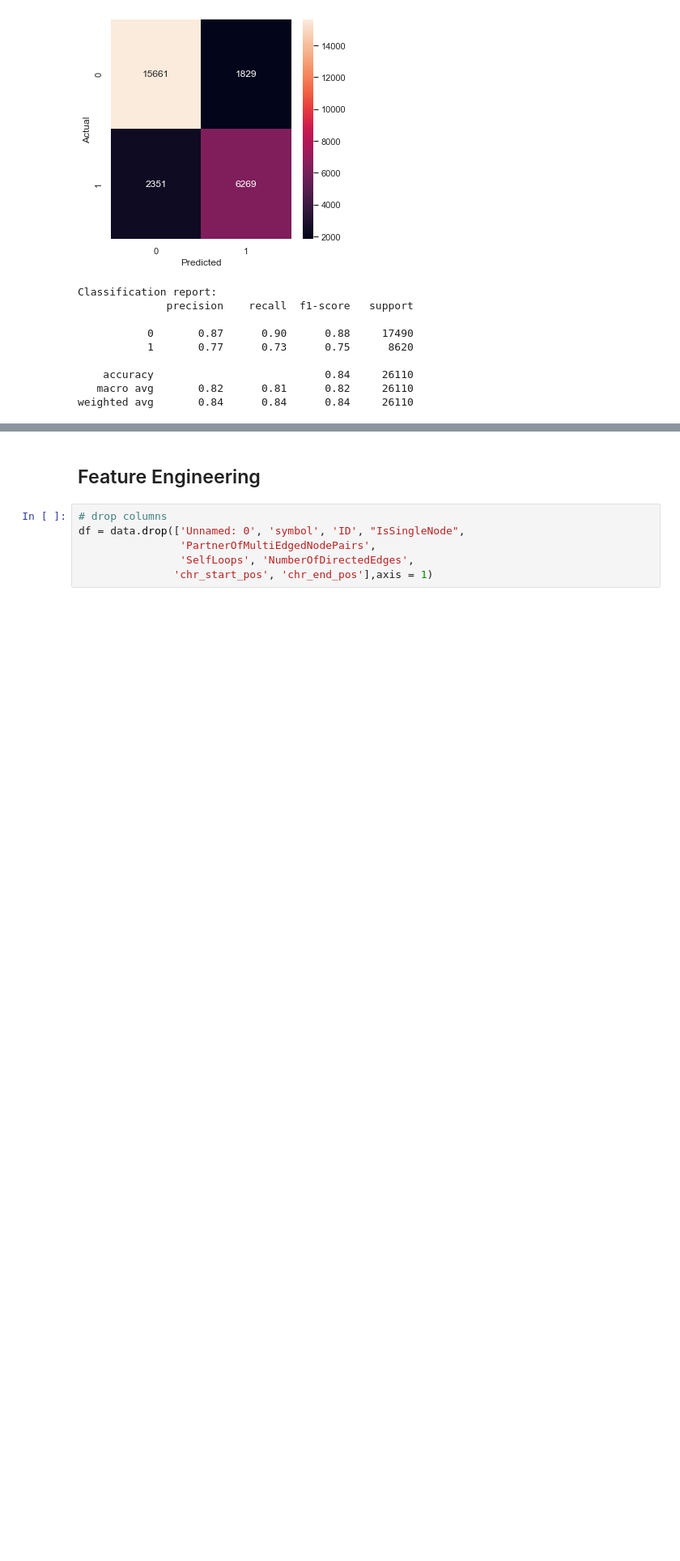
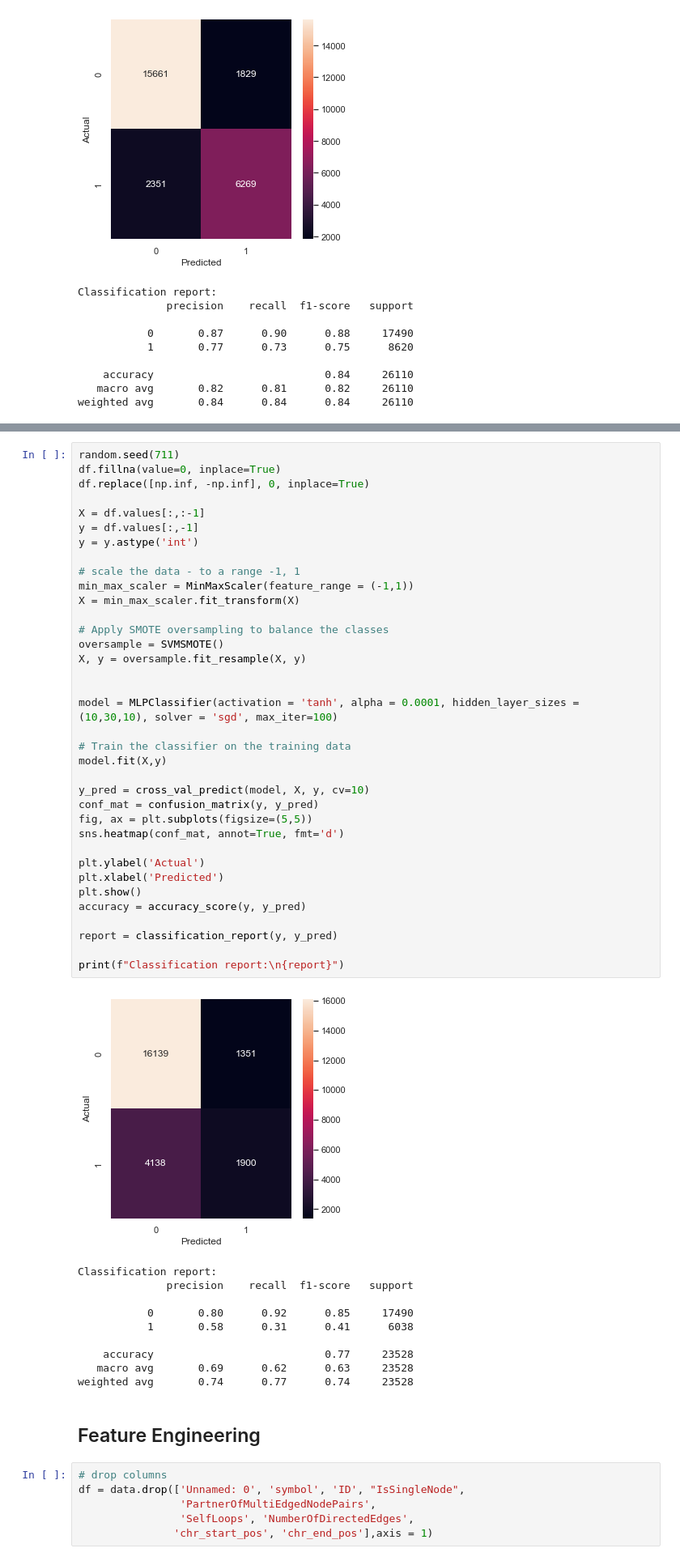
Before and after one commit to lynne104/csporjects, a Jupyter notebook: ML_project.ipynb, the cells around one changed output, grey strips where cells are left out. Shown: that part at 81% size. Drawn from its saved outputs; the diff is of its cells as text; blank space fills up the shorter version.

```diff
--- a/ML_project.ipynb
+++ b/ML_project.ipynb
@@ -434,3 +454,50 @@ weighted avg       0.84      0.84      0.84     26110
+# %%
+random.seed(711)
+df.fillna(value=0, inplace=True)
+df.replace([np.inf, -np.inf], 0, inplace=True)
+
+X = df.values[:,:-1]
+y = df.values[:,-1]
+y = y.astype('int')
+
+# scale the data - to a range -1, 1
+min_max_scaler = MinMaxScaler(feature_range = (-1,1))
+X = min_max_scaler.fit_transform(X)
+
+# Apply SMOTE oversampling to balance the classes
+oversample = SVMSMOTE()
+X, y = oversample.fit_resample(X, y)
+
+
+model = MLPClassifier(activation = 'tanh', alpha = 0.0001, hidden_layer_sizes = (10,30,10), solver = 'sgd', max_iter=100)
+
+# Train the classifier on the training data
+model.fit(X,y)
+
+y_pred = cross_val_predict(model, X, y, cv=10)
+conf_mat = confusion_matrix(y, y_pred)
+fig, ax = plt.subplots(figsize=(5,5))
+sns.heatmap(conf_mat, annot=True, fmt='d')
+
+plt.ylabel('Actual')
+plt.xlabel('Predicted')
+plt.show()
+accuracy = accuracy_score(y, y_pred)
+
+report = classification_report(y, y_pred)
+
+print(f"Classification report:\n{report}")
+# %% [output]
+[figure, added]
+Classification report:
+              precision    recall  f1-score   support
+
+           0       0.80      0.92      0.85     17490
+           1       0.58      0.31      0.41      6038
+
+    accuracy                           0.77     23528
+   macro avg       0.69      0.62      0.63     23528
+weighted avg       0.74      0.77      0.74     23528
 # %% [markdown]
 ## Feature Engineering
 # %%
```
Also changed, not shown: parts of 9 cells of this notebook.
